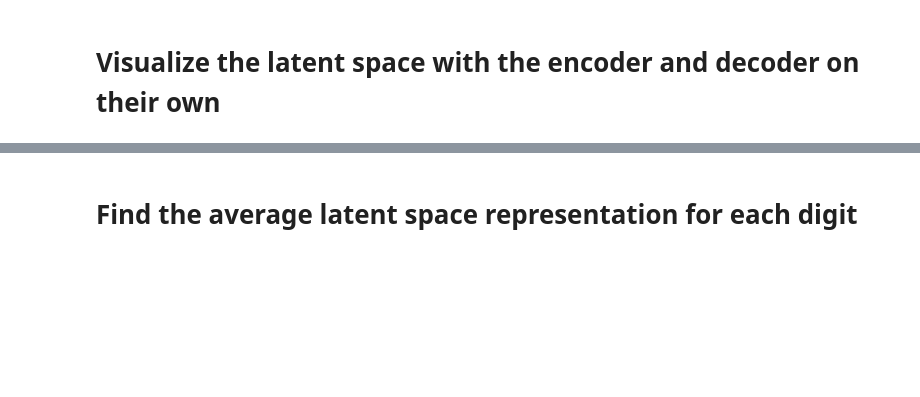
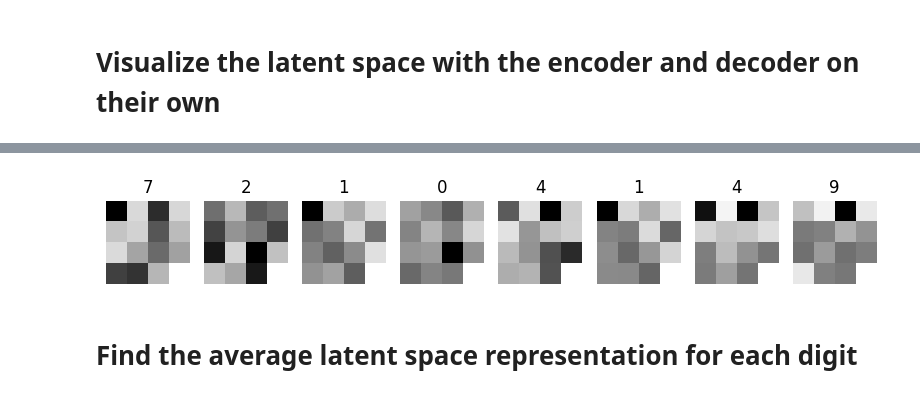
Before and after one commit to szsavery/DSPS_SSavery, a Jupyter notebook: Labs/DSPS2023_autoencoders_8dec23_Savery.ipynb, the cells around one changed output, grey strips where cells are left out. Drawn from its saved outputs; the diff is of its cells as text; code cells hidden in the pictures; blank space fills up the shorter version.

```diff
--- a/Labs/DSPS2023_autoencoders_8dec23_Savery.ipynb
+++ b/Labs/DSPS2023_autoencoders_8dec23_Savery.ipynb
@@ -271,3 +321,8 @@ output = decoder.predict(LS)
+# %%
+#From shared solutions
+plot_images(LS_images, Ytst, nrows=1, ncols=8, vmin=None, vmax=None)
+# %% [output]
+[figure, added]
 # %% [markdown]
 # Find the average latent space representation for each digit
 # %% [markdown]
```
Also changed, not shown: parts of 13 cells of this notebook.
